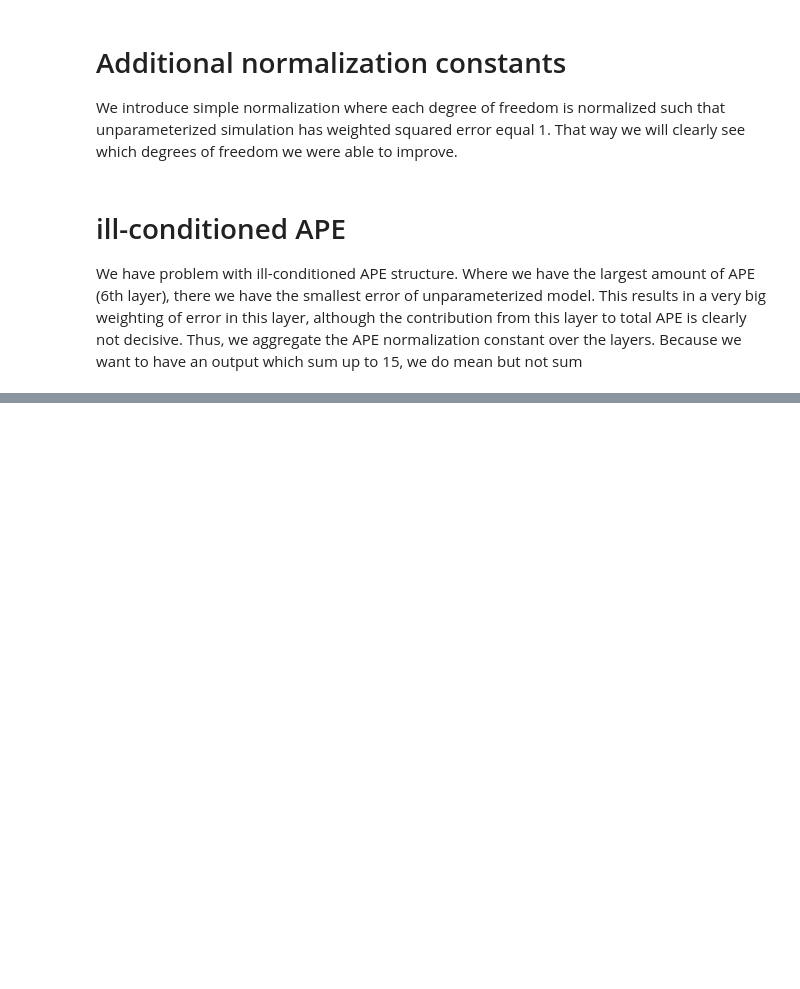
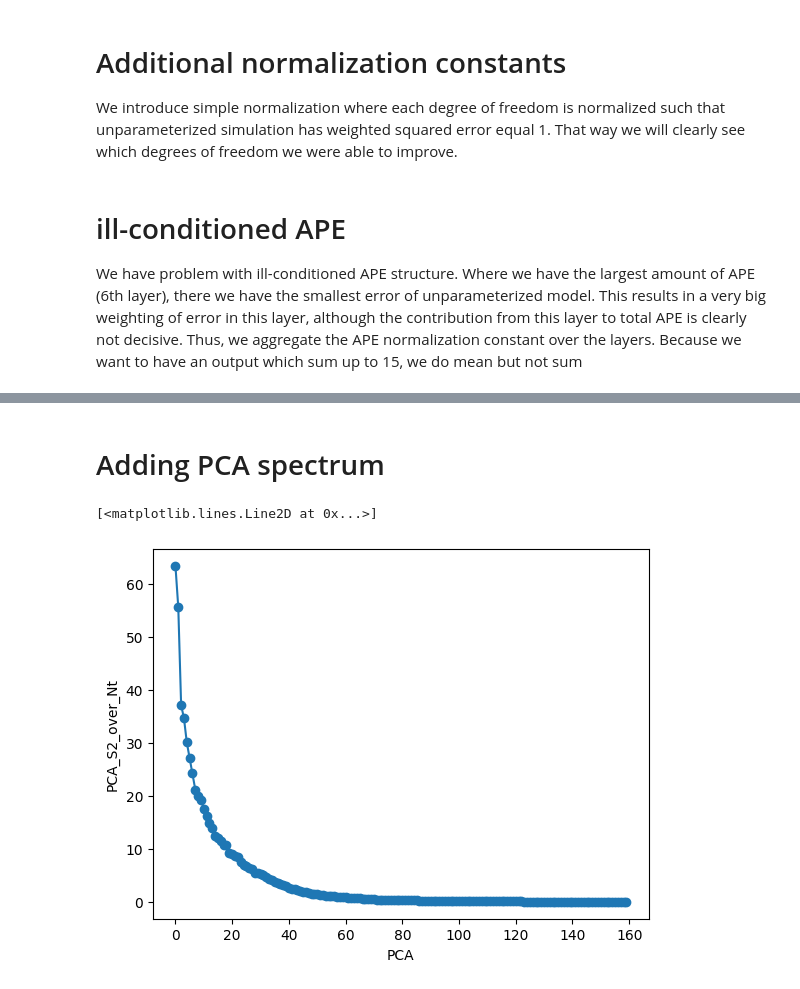
Before and after one commit to m2lines/calibration-MOM6, a Jupyter notebook: notebooks/dataset-NW2.ipynb, the cells around one changed output, grey strips where cells are left out. Cells and saved outputs as stored; diff of their text form; code cells hidden in the pictures; blank space fills up the shorter version.

```diff
--- a/notebooks/dataset-NW2.ipynb
+++ b/notebooks/dataset-NW2.ipynb
@@ -224,0 +286,2 @@ dataset.astype('float32').fillna(0.).to_netcdf('../scripts/R32_R2_FGR3_NW2/800da
+# %% [markdown]
+# Adding PCA spectrum
@@ -224,0 +299,9 @@ dataset.astype('float32').fillna(0.).to_netcdf('../scripts/R32_R2_FGR3_NW2/800da
+# %%
+svd_true = np.linalg.svd(X_true, full_matrices=False)
+# %%
+dataset['PCA_Vh'] = xr.DataArray(svd_true.Vh, dims=['PCA', 'NzNyNx'])
+# %%
+dataset['PCA_S2_over_Nt'] = xr.DataArray(svd_true.S**2 / Nt, dims='PCA')
+# %%
+dataset['cov_fro_distance_10'] = 0.
+dataset['cov_fro_distance_10_var'] = 1.
@@ -224,0 +310,5 @@ dataset.astype('float32').fillna(0.).to_netcdf('../scripts/R32_R2_FGR3_NW2/800da
+# %%
+dataset['PCA_S2_over_Nt'].plot(marker='o')
+# %% [output]
+[<matplotlib.lines.Line2D at 0x...>]
+[figure, added]
```
Also changed, not shown: parts of 54 cells of this notebook, 8 other files.
